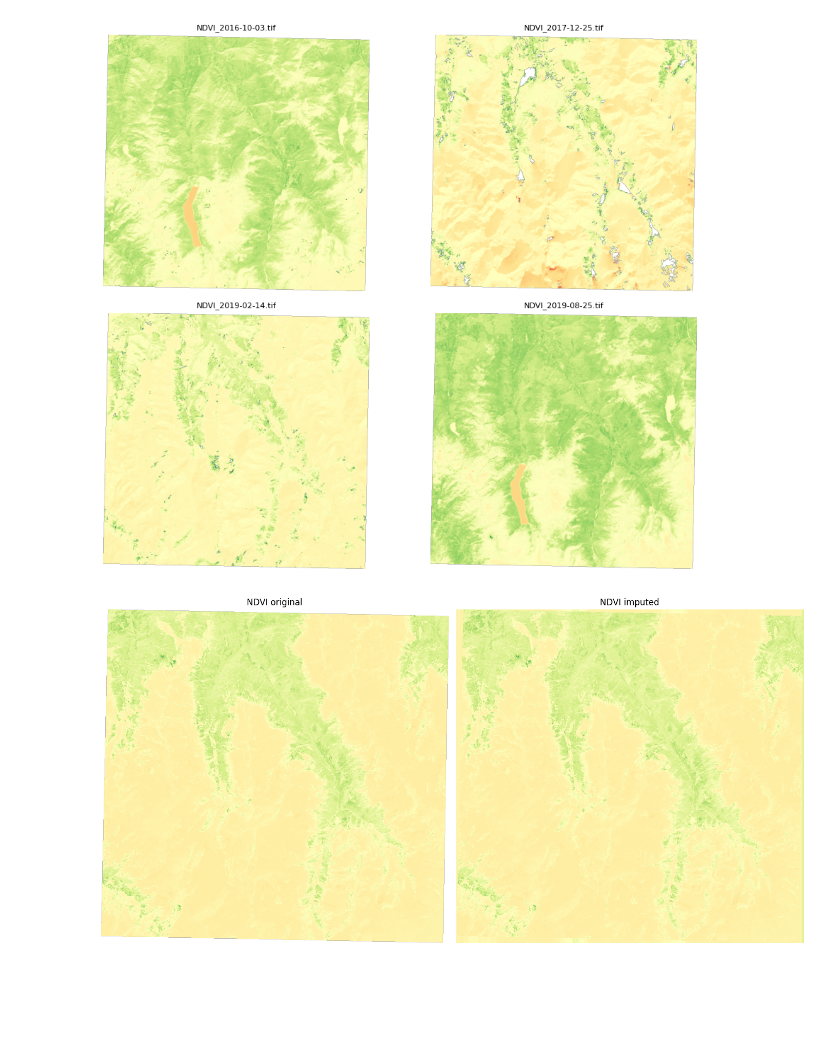
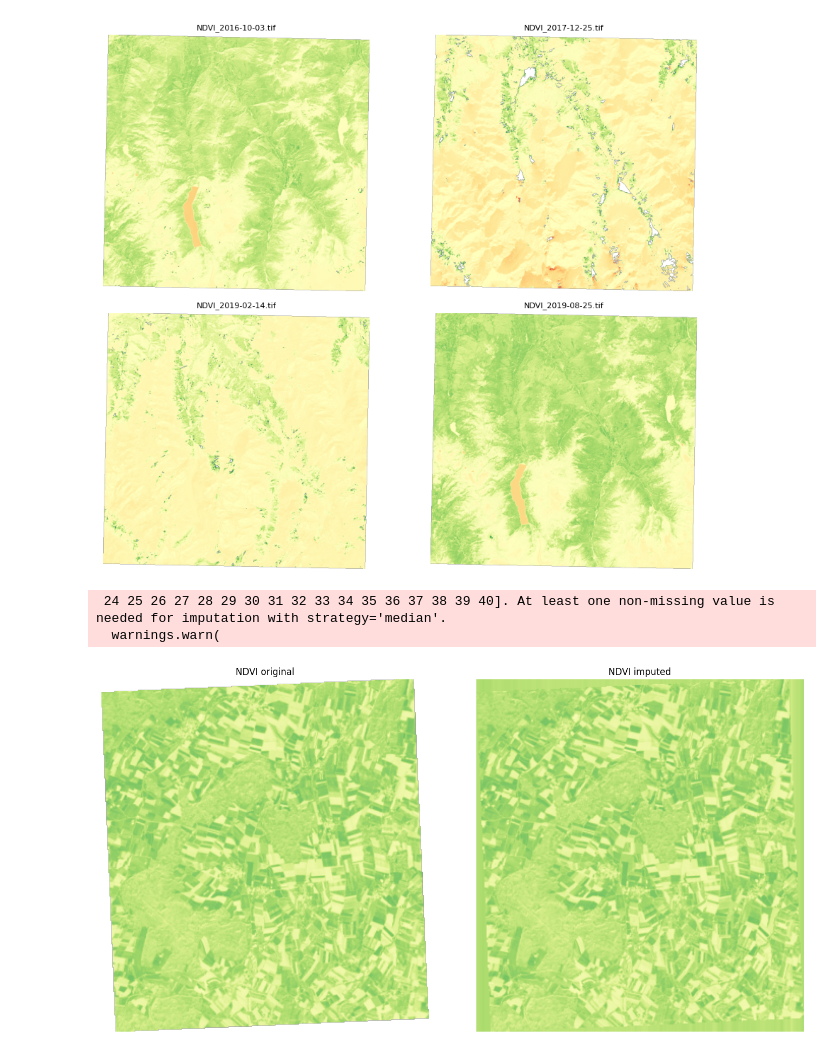
Before and after one commit to larasauser/master, a Jupyter notebook: imgprep.ipynb, the cells around one changed output. Saved outputs shown, nothing was run; the diff lists cells and outputs as text; code cells hidden in the pictures; blank space fills up the shorter version.

Commit message:
prep grancy

```diff
--- a/imgprep.ipynb
+++ b/imgprep.ipynb
@@ -34,7 +34,7 @@ import rasterio
 import numpy as np
 
 # Dossier contenant les images NDVI
-folder_path = "/content/drive/MyDrive/NDVI_herens_Landsat8_10"
+folder_path = "/content/drive/MyDrive/NDVI_grancy_Landsat8_10"
 
 # Compteurs
 images_with_anomalies = 0
@@ -91,7 +91,7 @@ import rasterio
 import numpy as np
 
 # Chemin vers ton image
-image_path = '/content/drive/MyDrive/NDVI_herens_Landsat8_10/NDVI_2016-01-21.tif'  # à adapter
+image_path = '/content/drive/MyDrive/NDVI_grancy_Landsat8_10/NDVI_2013-10-18.tif'  # à adapter
 
 with rasterio.open(image_path) as src:
     ndvi = src.read(1).astype(np.float32)
@@ -348,7 +348,7 @@ Nombre d'images trouvées : 72
 # %%
 from sklearn.impute import SimpleImputer
 # Create folder with imputed images
-folder_path = '/content/drive/MyDrive/NDVI_herens_Landsat8_10/'
+folder_path = '/content/drive/MyDrive/NDVI_grancy_Landsat8_10/'
 output_folder = os.path.join(folder_path, "imputed")
 os.makedirs(output_folder, exist_ok=True)
 
@@ -375,6 +375,9 @@ for filename in os.listdir(folder_path):
         input_path = os.path.join(folder_path, filename)
         output_path = os.path.join(output_folder, filename)
         impute_ndvi_image(input_path, output_path)
+# %% [output]
+ 24 25 26 27 28 29 30 31 32 33 34 35 36 37 38 39 40]. At least one non-missing value is needed for imputation with strategy='median'.
+  warnings.warn(
 # %%
 import rasterio
 import numpy as np
@@ -383,36 +386,36 @@ import matplotlib.pyplot as plt
 def read_ndvi(path):
     with rasterio.open(path) as src:
         ndvi = src.read(1).astype(np.float32)
         nodata = src.nodata
         #if nodata is not None:
             #ndvi = np.where(ndvi == nodata, np.nan, ndvi)
     return ndvi
 
 # Chemins des images à comparer
-path_full = '/content/drive/MyDrive/NDVI_herens_Landsat8_10/NDVI_2013-04-18.tif'
-path_with_holes = '/content/drive/MyDrive/NDVI_herens_Landsat8_10/imputed/NDVI_2013-04-18.tif'
+path_full = '/content/drive/MyDrive/NDVI_grancy_Landsat8_10/NDVI_2013-10-18.tif'
+path_with_holes = '/content/drive/MyDrive/NDVI_grancy_Landsat8_10/imputed/NDVI_2013-10-18.tif'
 
 # Lire les images
 ndvi_full = read_ndvi(path_full)
 ndvi_holes = read_ndvi(path_with_holes)
 
 # Affichage côte à côte
 fig, axes = plt.subplots(1, 2, figsize=(14, 7))
 
 vmin, vmax = -1, 1  # plage NDVI classique
 
 axes[0].imshow(ndvi_full, cmap='RdYlGn', vmin=vmin, vmax=vmax)
 axes[0].set_title('NDVI original')
 axes[0].axis('off')
 
 axes[1].imshow(ndvi_holes, cmap='RdYlGn', vmin=vmin, vmax=vmax)
 axes[1].set_title('NDVI imputed')
 axes[1].axis('off')
 
 plt.tight_layout()
 plt.show()
 # %% [output]
-[figure, old version]
+[figure, new version]
 # %%
 import os
 import rasterio
```
Also changed, not shown: parts of 6 cells of this notebook.
